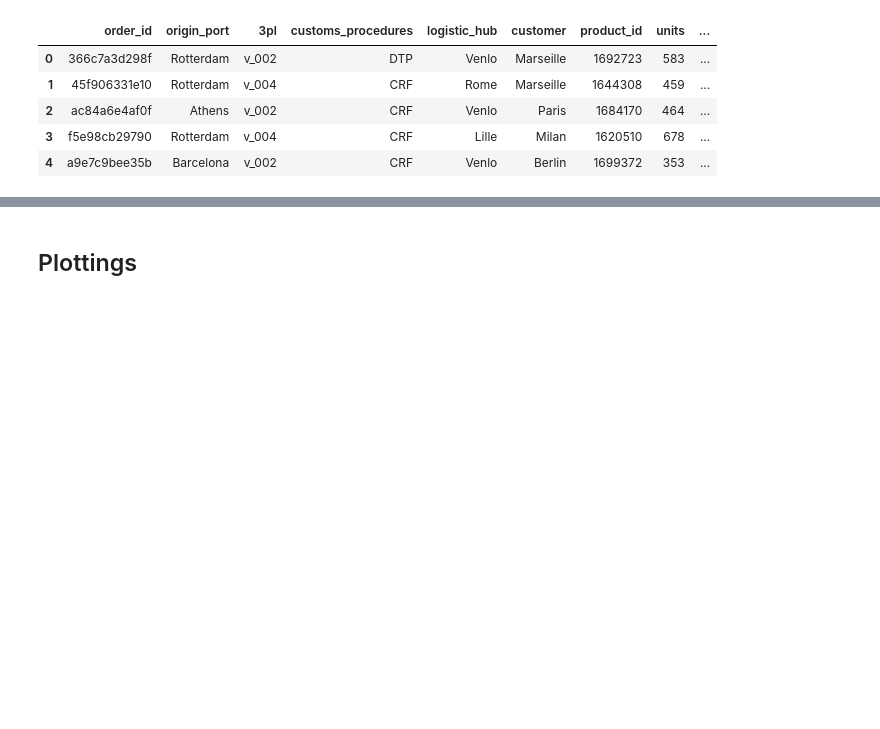
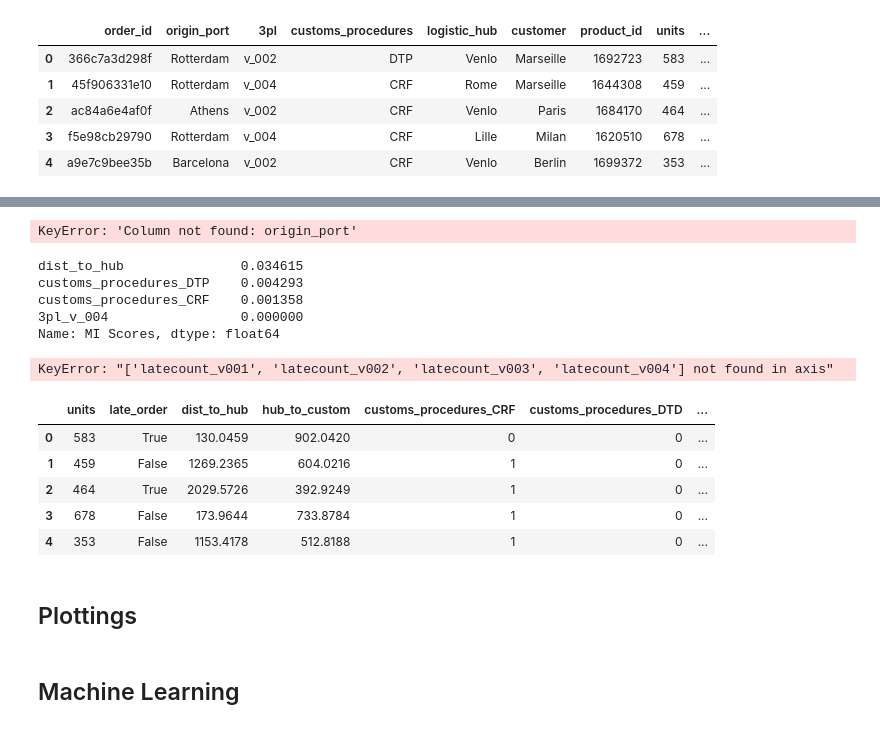
Before and after one commit to l0w3/datathon2022-alex-gerard-laia-joan, a Jupyter notebook: src/Datathon_FME_2022.ipynb, the cells around one changed output, grey strips where cells are left out. Saved outputs shown, nothing was run; the diff lists cells and outputs as text; code cells hidden in the pictures; blank space fills up the shorter version.

```diff
--- a/src/Datathon_FME_2022.ipynb
+++ b/src/Datathon_FME_2022.ipynb
@@ -51,3 +124,47 @@ df_orders.head()
+# %%
+df_onehot.groupby("late_order")["origin_port"].count()
+# %% [output]
+KeyError: 'Column not found: origin_port'
+# %%
+from sklearn.feature_selection import mutual_info_regression
+#df_onehot.drop(["order_id", "origin_port", "logistic_hub", "customer", "product_id"], inplace=True, axis=1)
+X = df_onehot.copy()
+y = X.pop("late_order")
+def make_mi_scores(X, y, discrete_features):
+    mi_scores = mutual_info_regression(X, y, discrete_features=discrete_features)
+    mi_scores = pd.Series(mi_scores, name="MI Scores", index=X.columns)
+    mi_scores = mi_scores.sort_values(ascending=False)
+    return mi_scores
+discrete_features = X.dtypes == int
+mi_scores = make_mi_scores(X, y, discrete_features)
+mi_scores[::3]
+# %% [output]
+dist_to_hub               0.034615
+customs_procedures_DTP    0.004293
+customs_procedures_CRF    0.001358
+3pl_v_004                 0.000000
+Name: MI Scores, dtype: float64
+# %%
+df_onehot["latecount_v001"] = df_onehot.groupby("3pl_v_001")["late_order"].transform("count") * df_onehot["3pl_v_001"]
+df_onehot["latecount_v002"] = df_onehot.groupby("3pl_v_002")["late_order"].transform("count") * df_onehot["3pl_v_002"]
+df_onehot["latecount_v003"] = df_onehot.groupby("3pl_v_003")["late_order"].transform("count") * df_onehot["3pl_v_003"]
+df_onehot["latecount_v004"] = df_onehot.groupby("3pl_v_004")["late_order"].transform("count") * df_onehot["3pl_v_004"]
+# %%
+df_onehot["3pl counts"] = df_onehot["latecount_v001"] + df_onehot["latecount_v002"] + df_onehot["latecount_v003"] + df_onehot["latecount_v004"]
+# %%
+df_onehot = df_onehot.drop(["latecount_v001", "latecount_v002", "latecount_v003", "latecount_v004"], axis=0)
+#df_onehot = df_onehot.drop(["3pl_v_001", "3pl_v_002", "3pl_v_003", "3pl_v_004"], axis = 1)
+# %% [output]
+KeyError: "['latecount_v001', 'latecount_v002', 'latecount_v003', 'latecount_v004'] not found in axis"
+# %%
+df_onehot.head()
+# %% [output]
+|  | units | late_order | dist_to_hub | hub_to_custom | customs_procedures_CRF | customs_procedures_DTD | ... |
+| 0 | 583 | True | 130.0459 | 902.0420 | 0 | 0 | ... |
+| 1 | 459 | False | 1269.2365 | 604.0216 | 1 | 0 | ... |
+| 2 | 464 | True | 2029.5726 | 392.9249 | 1 | 0 | ... |
+| 3 | 678 | False | 173.9644 | 733.8784 | 1 | 0 | ... |
+| 4 | 353 | False | 1153.4178 | 512.8188 | 1 | 0 | ... |
 # %% [markdown]
 ## Plottings
 # %%
@@ -54,0 +175,2 @@ import matplotlib.pyplot as plt
+# %% [markdown]
+## Machine Learning
```
Also changed, not shown: parts of 17 cells of this notebook.
